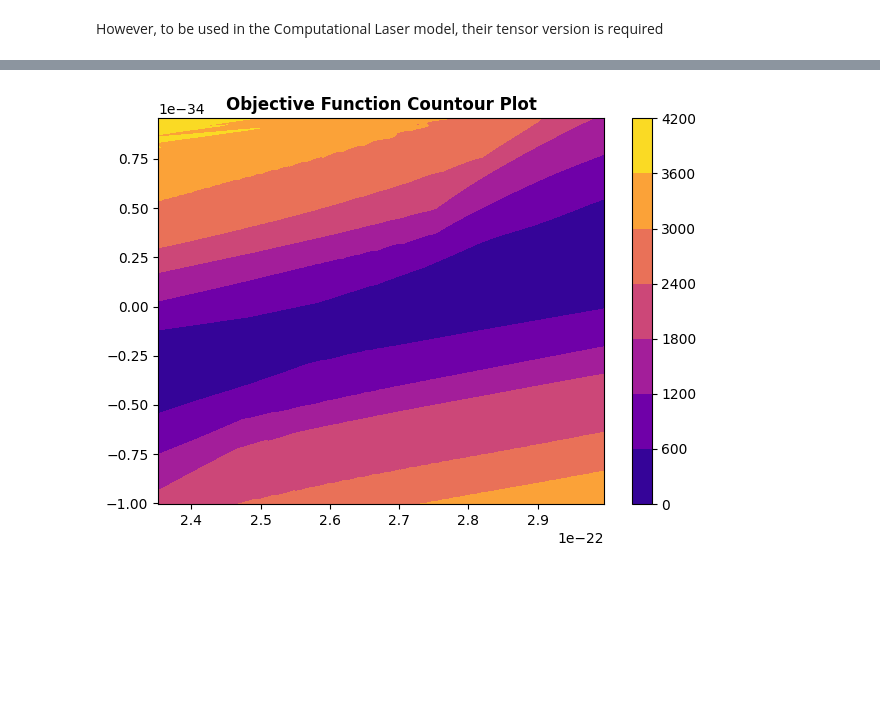
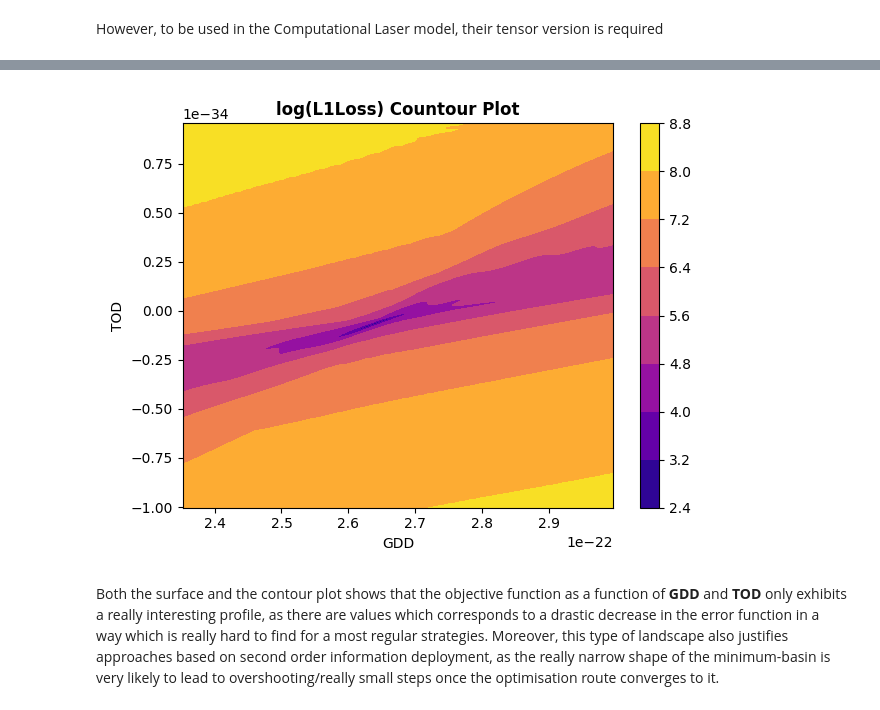
Before and after one commit to fracapuano/TempoRL, a Jupyter notebook: notebooks/GradientBasedOptimisation/optimisation.ipynb, the cells around one changed output, grey strips where cells are left out. Cells and saved outputs as stored; diff of their text form; code cells hidden in the pictures; blank space fills up the shorter version.

```diff
--- a/notebooks/GradientBasedOptimisation/optimisation.ipynb
+++ b/notebooks/GradientBasedOptimisation/optimisation.ipynb
@@ -99,20 +105,24 @@ plt.show()
 # %%
 fig, ax = plt.subplots()
 
 cset = ax.contourf(
     GDD_mesh.numpy(),
     TOD_mesh.numpy(),
-    TL_grid.numpy(),
+    np.log(TL_grid.numpy()),
     offset = TL_grid.numpy().min(),
-    cmap = my_map
+    cmap = my_map,
 )
-ax.set_title("Objective Function Countour Plot", fontweight = "bold")
+ax.set_title("log(L1Loss) Countour Plot", fontweight = "bold")
+ax.set_xlabel("GDD"); ax.set_ylabel("TOD")
+
 fig.colorbar(cset)
 fig.tight_layout()
 
 plt.show()
 # %% [output]
-[figure, old version]
+[figure, new version]
+# %% [markdown]
+Both the surface and the contour plot shows that the objective function as a function of **GDD** and **TOD** only exhibits a really interesting profile, as there are values which corresponds to a drastic decrease in the error function in a way which is really hard to find for a most regular strategies. Moreover, this type of landscape also justifies approaches based on second order information deployment, as the really narrow shape of the minimum-basin is very likely to lead to overshooting/really small steps once the optimisation route converges to it.
 # %%
 bounds = torch.from_numpy(
     np.vstack(
```
Also changed, not shown: parts of 7 cells of this notebook.
